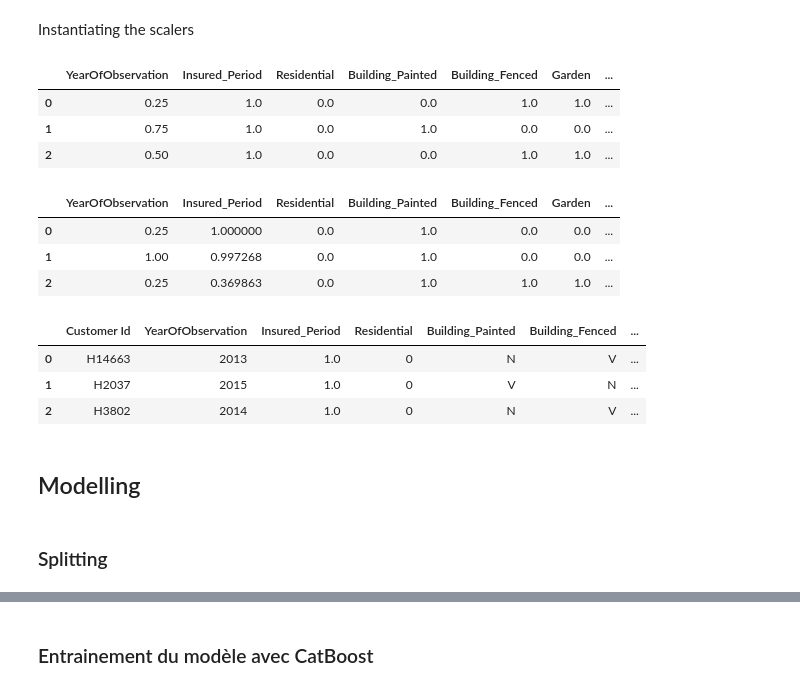
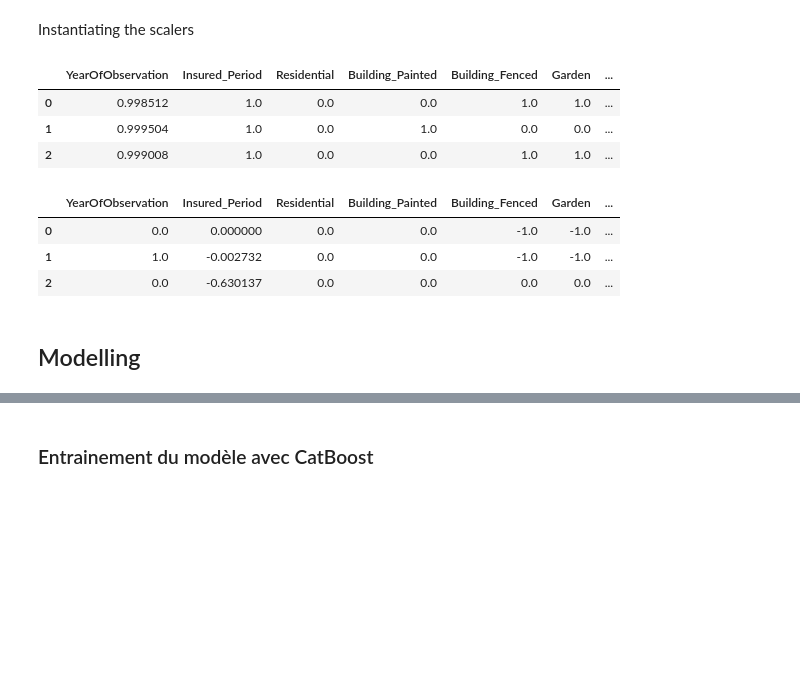
Before and after one commit to justekouassi/Insurance-Prediction-Challenge, a Jupyter notebook: insurance_prediction_boosting.ipynb, the cells around one changed output, grey strips where cells are left out. Cells and saved outputs as stored; diff of their text form; code cells hidden in the pictures; blank space fills up the shorter version.

```diff
--- a/insurance_prediction_boosting.ipynb
+++ b/insurance_prediction_boosting.ipynb
@@ -390,3 +332,28 @@ def preprocessing_data_3(data: pd.DataFrame, scaler) -> pd.DataFrame:
+# %%
+def preprocess_data(df1: pd.DataFrame, ordinal_encoder=None, scaler=None):
+    # copie du dataset
+    df = df1.copy()
+    # suppression de la variable d'identifiants uniques
+    df.drop(ID, axis=1, inplace=True)
+    # Encoder les colonnes catégoriques
+    categorical_cols = list(df.select_dtypes(include='object').columns)
+    if ordinal_encoder is None:
+        ordinal_encoder = OrdinalEncoder()
+        df[categorical_cols] = ordinal_encoder.fit_transform(
+            df[categorical_cols])
+    else:
+        df[categorical_cols] = ordinal_encoder.transform(df[categorical_cols])
+
+    # Normaliser les colonnes numériques
+    numeric_cols = df.select_dtypes(
+        include='number').columns.difference([TARGET])
+    if scaler is None:
+        scaler = StandardScaler()
+        df[numeric_cols] = scaler.fit_transform(df[numeric_cols])
+    else:
+        df[numeric_cols] = scaler.fit_transform(df[numeric_cols])
+
+    return df
 # %% [markdown]
 Instantiating the scalers
 # %%
@@ -396,35 +363,22 @@ MAS = MaxAbsScaler()
 SS = StandardScaler()
 RS = RobustScaler()
 # %%
-scaler = MMS
-
-train_pp = preprocessing_data_3(train, scaler)
-test_pp = preprocessing_data_3(test, scaler)
-
-# train_full = preprocessing_data_1(train_full, scaler)
-# test_full = preprocessing_data_1(test_full, scaler)
+scaler = MAS
+train_pp = preprocess_data(train, None, scaler)
+test_pp = preprocess_data(test, None, scaler)
 
 train_pp.head(3)
 # %% [output]
 |  | YearOfObservation | Insured_Period | Residential | Building_Painted | Building_Fenced | Garden | ... |
-| 0 | 0.25 | 1.0 | 0.0 | 0.0 | 1.0 | 1.0 | ... |
-| 1 | 0.75 | 1.0 | 0.0 | 1.0 | 0.0 | 0.0 | ... |
-| 2 | 0.50 | 1.0 | 0.0 | 0.0 | 1.0 | 1.0 | ... |
+| 0 | 0.998512 | 1.0 | 0.0 | 0.0 | 1.0 | 1.0 | ... |
+| 1 | 0.999504 | 1.0 | 0.0 | 1.0 | 0.0 | 0.0 | ... |
+| 2 | 0.999008 | 1.0 | 0.0 | 0.0 | 1.0 | 1.0 | ... |
 # %%
 test_pp.head(3)
 # %% [output]
 |  | YearOfObservation | Insured_Period | Residential | Building_Painted | Building_Fenced | Garden | ... |
-| 0 | 0.25 | 1.000000 | 0.0 | 1.0 | 0.0 | 0.0 | ... |
-| 1 | 1.00 | 0.997268 | 0.0 | 1.0 | 0.0 | 0.0 | ... |
-| 2 | 0.25 | 0.369863 | 0.0 | 1.0 | 1.0 | 1.0 | ... |
+| 0 | 0.0 | 0.000000 | 0.0 | 0.0 | -1.0 | -1.0 | ... |
+| 1 | 1.0 | -0.002732 | 0.0 | 0.0 | -1.0 | -1.0 | ... |
+| 2 | 0.0 | -0.630137 | 0.0 | 0.0 | 0.0 | 0.0 | ... |
-# %%
-train_full.head(3)
-# %% [output]
-|  | Customer Id | YearOfObservation | Insured_Period | Residential | Building_Painted | Building_Fenced | ... |
-| 0 | H14663 | 2013 | 1.0 | 0 | N | V | ... |
-| 1 | H2037 | 2015 | 1.0 | 0 | V | N | ... |
-| 2 | H3802 | 2014 | 1.0 | 0 | N | V | ... |
 # %% [markdown]
 ## Modelling
-# %% [markdown]
-### Splitting
```
Also changed, not shown: parts of 26 cells of this notebook, 1 other file.
